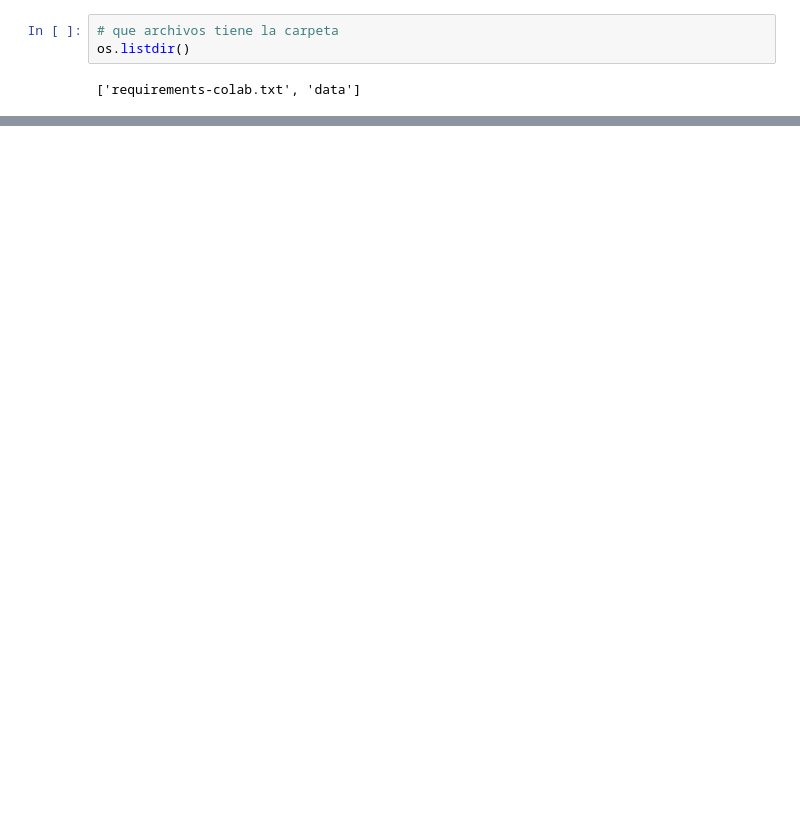
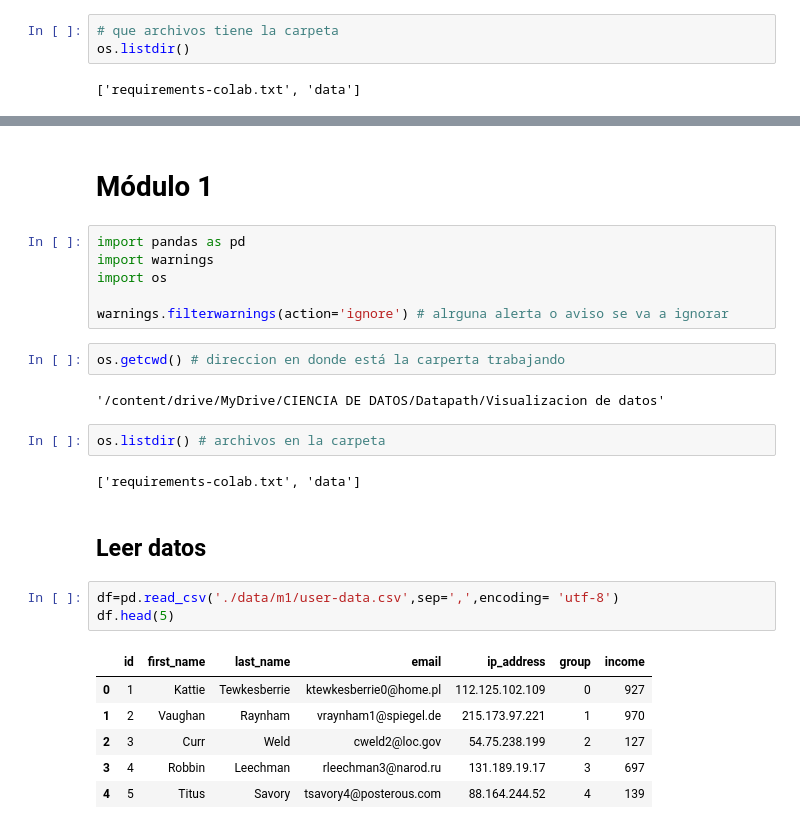
Before and after one commit to Luis-Amagua/Visualizacion_datos_Python, a Jupyter notebook: 1_Configuraciones.ipynb, the cells around one changed output, grey strips where cells are left out. Drawn from its saved outputs; the diff is of its cells as text; blank space fills up the shorter version.

```diff
--- a/1_Configuraciones.ipynb
+++ b/1_Configuraciones.ipynb
@@ -46,0 +47,28 @@ Requirement already satisfied: chardet<5,>=3.0.2 in /usr/local/lib/python3.8/dis
+# %% [markdown]
+# Módulo 1
+# %%
+import pandas as pd
+import warnings
+import os
+
+warnings.filterwarnings(action='ignore') # alrguna alerta o aviso se va a ignorar
+# %%
+os.getcwd() # direccion en donde está la carperta trabajando
+# %% [output]
+'/content/drive/MyDrive/CIENCIA DE DATOS/Datapath/Visualizacion de datos'
+# %%
+os.listdir() # archivos en la carpeta
+# %% [output]
+['requirements-colab.txt', 'data']
+# %% [markdown]
+## Leer datos
+# %%
+df=pd.read_csv('./data/m1/user-data.csv',sep=',',encoding= 'utf-8')
+df.head(5)
+# %% [output]
+|  | id | first_name | last_name | email | ip_address | group | income |
+| 0 | 1 | Kattie | Tewkesberrie | ktewkesberrie0@home.pl | 112.125.102.109 | 0 | 927 |
+| 1 | 2 | Vaughan | Raynham | vraynham1@spiegel.de | 215.173.97.221 | 1 | 970 |
+| 2 | 3 | Curr | Weld | cweld2@loc.gov | 54.75.238.199 | 2 | 127 |
+| 3 | 4 | Robbin | Leechman | rleechman3@narod.ru | 131.189.19.17 | 3 | 697 |
+| 4 | 5 | Titus | Savory | tsavory4@posterous.com | 88.164.244.52 | 4 | 139 |
```
Also changed, not shown: parts of 11 cells of this notebook.
